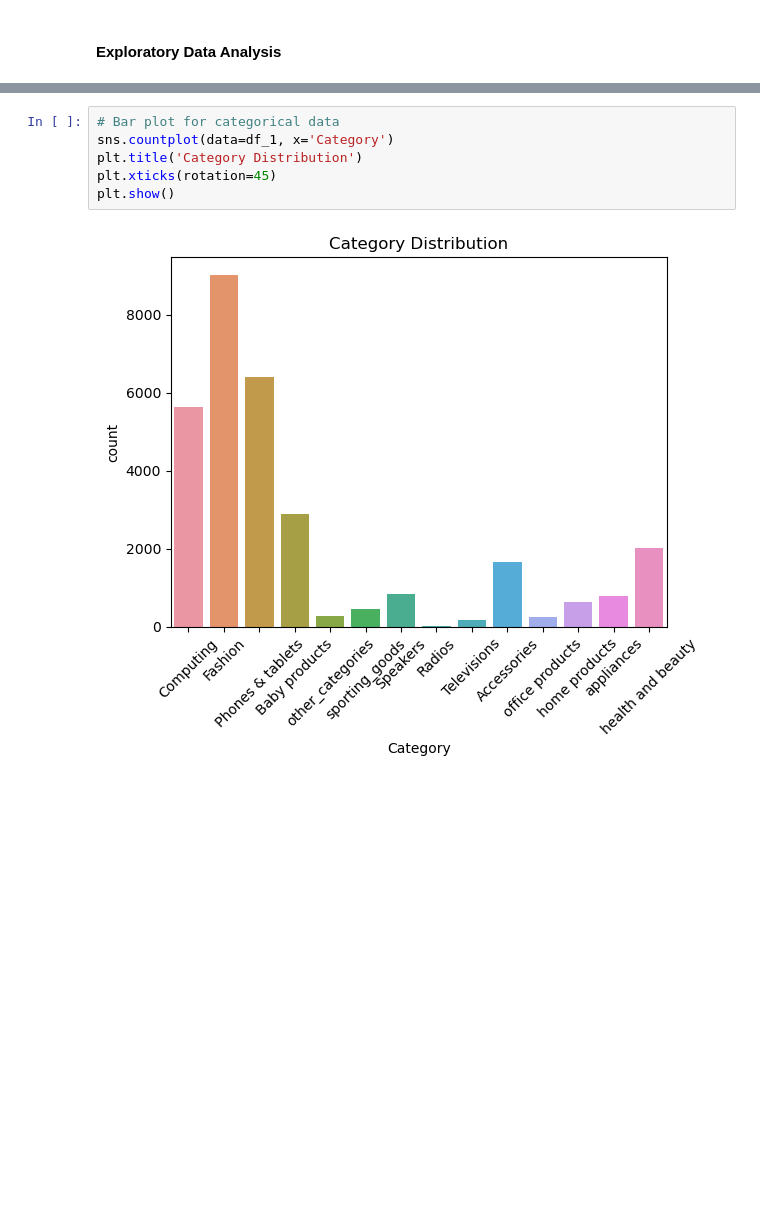
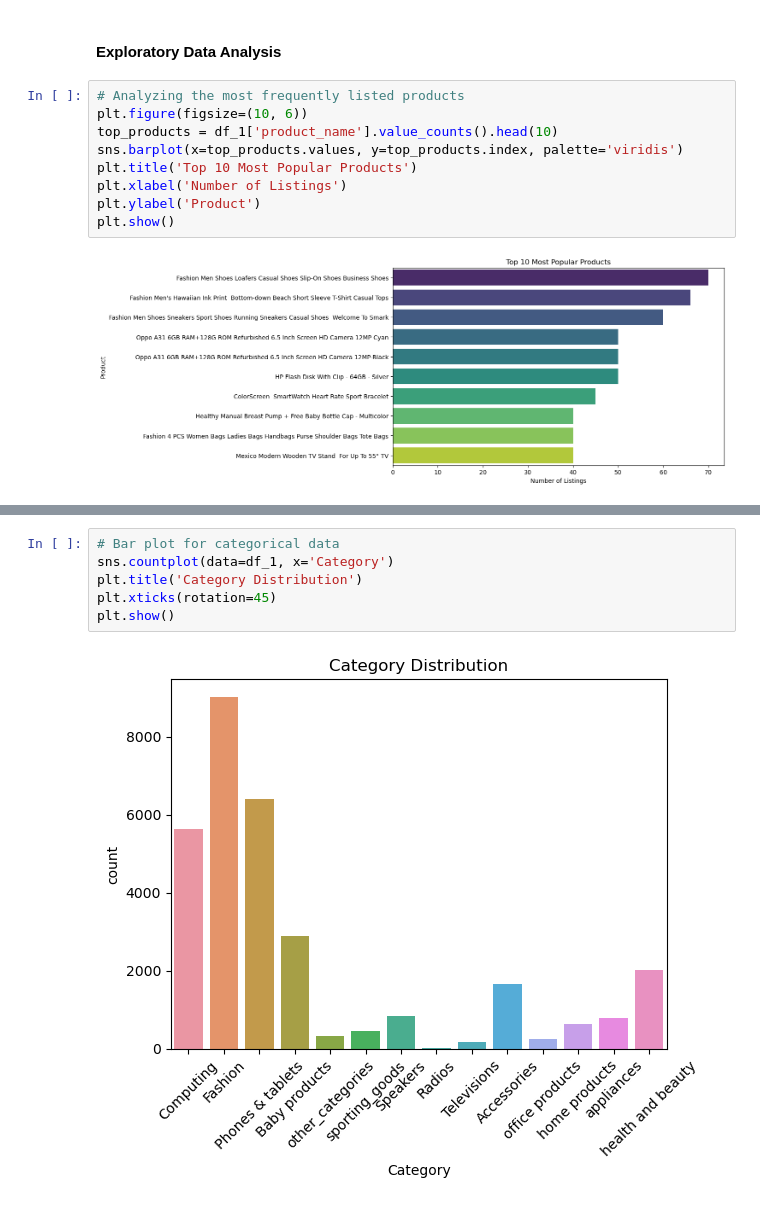
Before and after one commit to joakimTI/JUMIA-PRODUCTS-RECOMMENDATION-AND-PRODUCT-REVIEW-SYSTEM, a Jupyter notebook: index.ipynb, the cells around one changed output, grey strips where cells are left out. Drawn from its saved outputs; the diff is of its cells as text; blank space fills up the shorter version.

```diff
--- a/index.ipynb
+++ b/index.ipynb
@@ -363,2 +380,13 @@ df_1.shape
 # %% [markdown]
 #### Exploratory Data Analysis
+# %%
+# Analyzing the most frequently listed products
+plt.figure(figsize=(10, 6))
+top_products = df_1['product_name'].value_counts().head(10)
+sns.barplot(x=top_products.values, y=top_products.index, palette='viridis')
+plt.title('Top 10 Most Popular Products')
+plt.xlabel('Number of Listings')
+plt.ylabel('Product')
+plt.show()
+# %% [output]
+[figure, added]
```
Also changed, not shown: parts of 32 cells of this notebook, 1 other file.
